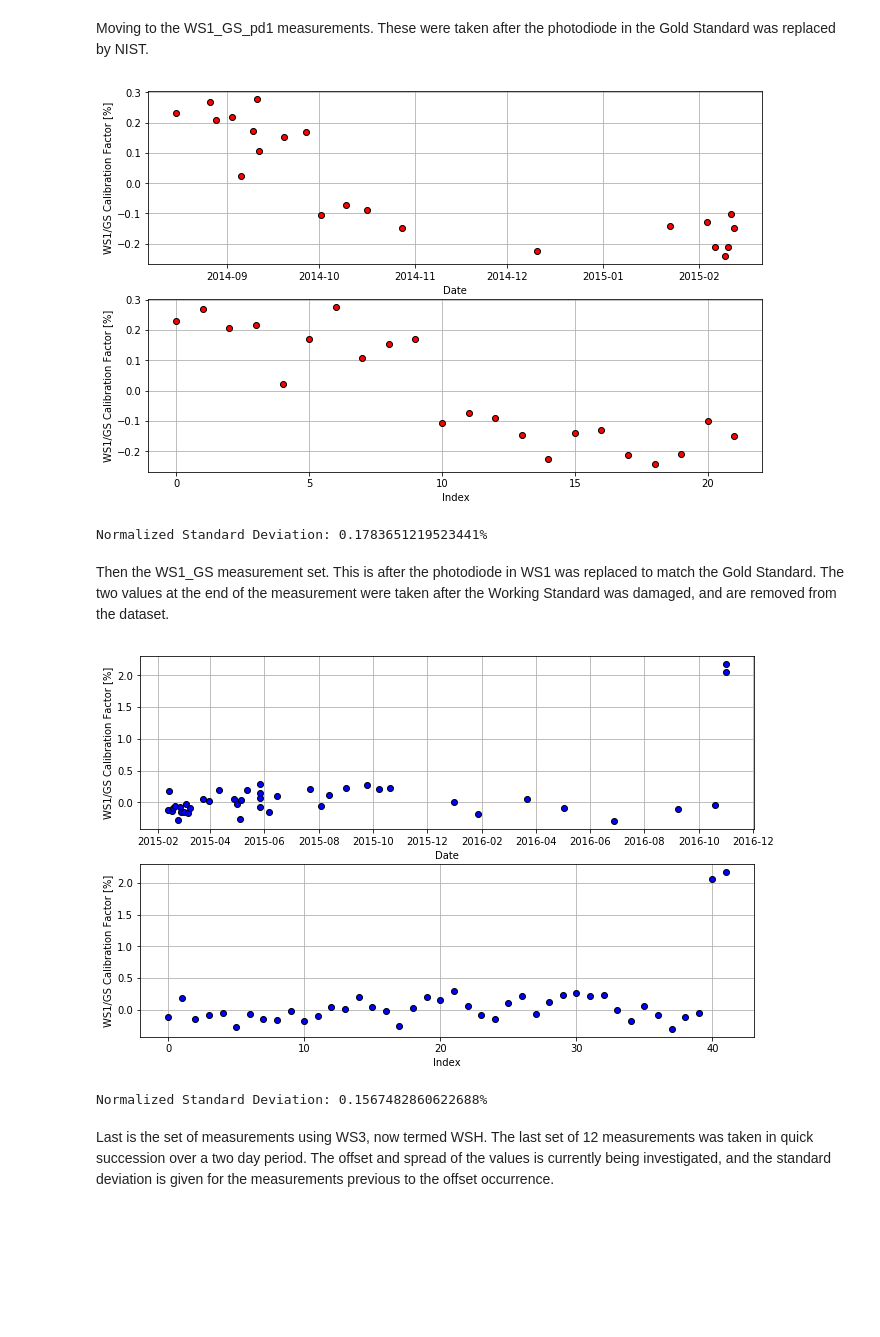
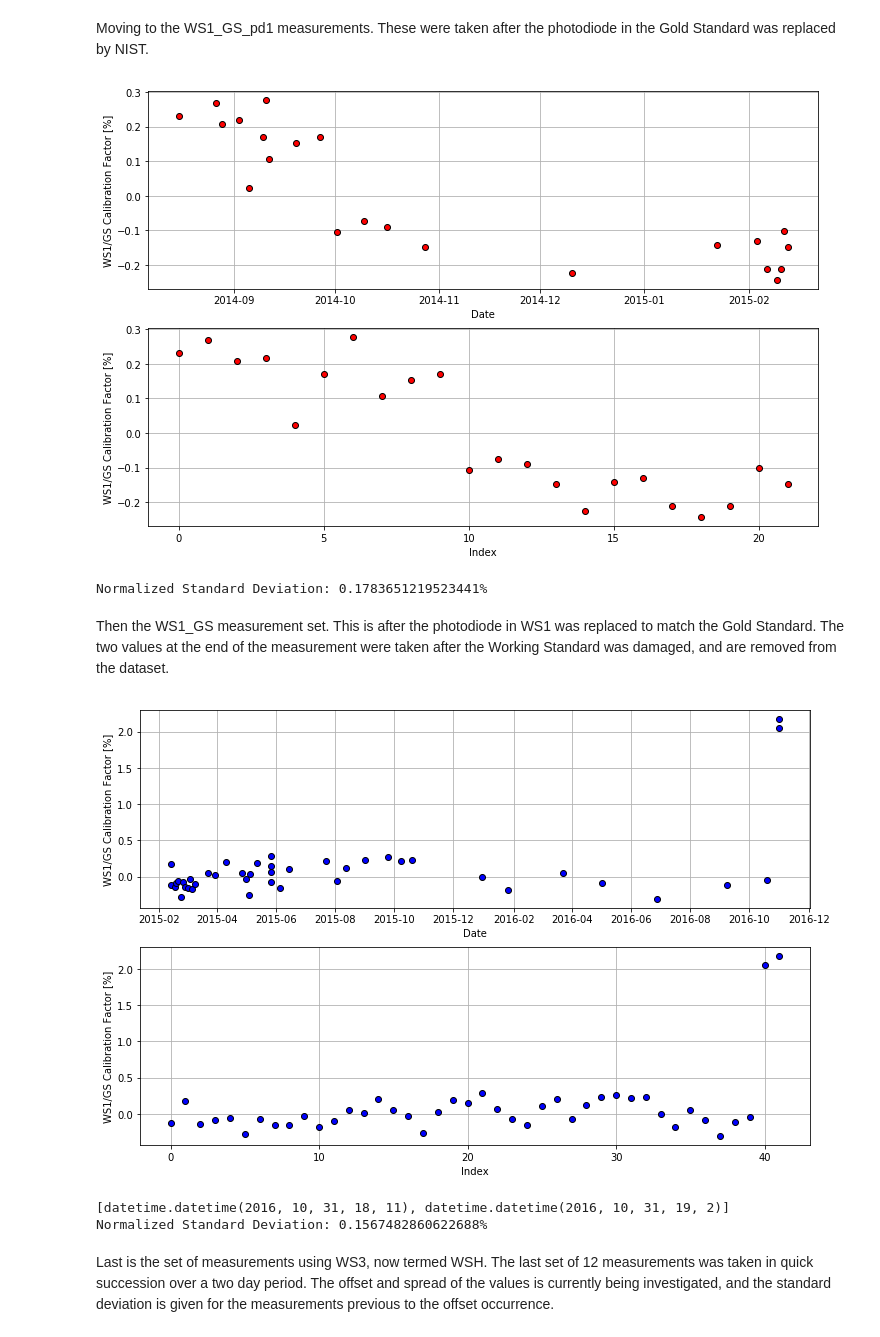
Before and after one commit to ylecoeuche/PCal-Power-Sensor-Calibration, a Jupyter notebook: pcal_calibration/PcalPowerSensors.ipynb, the cells around one changed output. Cells and saved outputs as stored; diff of their text form; code cells hidden in the pictures; blank space fills up the shorter version.

```diff
--- a/pcal_calibration/PcalPowerSensors.ipynb
+++ b/pcal_calibration/PcalPowerSensors.ipynb
@@ -73,9 +73,9 @@ The third set of data checked for temperature dependence in the beam splitter by
 
 The fourth set of data involved mountless WSH/GS measurements that vary the angle of incidence and distance from beam splitter. This was to determine if the back of the integrating sphere was experiencing degradation of its lining.
 # %%
-WSH_GS_check = [0.8268487, 0.8240138, 0.8246583, 0.8233268, 0.8252861, 0.8242799, 0.8246197, 0.8252857, 0.8236029, 0.8246453, 0.8261193, 0.8254199, 0.82436, 0.8251545, 0.8257822, 0.8248106]
+WSH_GS_check = [0.8268487, 0.8240138, 0.8246583, 0.8233268, 0.8252861, 0.8242799, 0.8246197, 0.8252857, 0.8236029, 0.8246453, 0.8261193, 0.8254199, 0.82436, 0.8251545, 0.8257822, 0.8248106, 0.8245271]
 #copy for second section analysis
-WSH_GS_check1 = [0.8268487, 0.8240138, 0.8246583, 0.8233268, 0.8252861, 0.8242799, 0.8246197, 0.8252857, 0.8236029, 0.8246453, 0.8261193, 0.8254199, 0.82436, 0.8251545, 0.8257822, 0.8248106]
+WSH_GS_check1 = [0.8268487, 0.8240138, 0.8246583, 0.8233268, 0.8252861, 0.8242799, 0.8246197, 0.8252857, 0.8236029, 0.8246453, 0.8261193, 0.8254199, 0.82436, 0.8251545, 0.8257822, 0.8248106, 0.8245271]
 #establishing measurement dates
 WSH_GS_check_dates = []
 for i in range(4):
@@ -84,6 +84,7 @@ for i in range(8):
     WSH_GS_check_dates.append(datetime.date(2018,3,23))
 for i in range(4):
     WSH_GS_check_dates.append(datetime.date(2018,4,12))
+WSH_GS_check_dates.append(datetime.date(2018,4,26))
 
 WSL_GS_check = [0.8882029, 0.887259, 0.8895526, 0.8873081]
 #establishing measurement dates
@@ -96,5 +97,7 @@ WStrans_tempcheck = np.genfromtxt('2018-04-11T1202_meas_WSHTran.csv', skip_heade
 
 mountless_cal = [0.8242657, 0.8251281, 0.8255932, 0.8261762, 0.8257374, 0.8249080, 0.8257066]
 
+WSL_WSH = [1.077213, 1.077053, 1.077422]
 
-WSL_WSH = [1.077213, 1.077053, 1.077422]
+pwr_dates['CS_GS'].append(datetime.date(2018,4,26))
+pwr_vals['CS_GS'].append(.0005855122)
@@ -157,6 +218,12 @@ pwr_vals['WS1_GS'][:] = [100*((x/temp_mean)-1) for x in pwr_vals['WS1_GS']]
 temp_mean = np.mean(pwr_vals['WSH_GS'])
 pwr_vals['WSH_GS'][:] = [100*((x/temp_mean)-1) for x in pwr_vals['WSH_GS']]
 WSH_GS_check[:] = [100*((x/temp_mean)-1) for x in WSH_GS_check]
+
+temp_mean = (pwr_vals['WSL_GS'][0])
+pwr_vals['WSL_GS'][:] = [100*(x/temp_mean-1) for x in pwr_vals['WSL_GS']]
+
+temp_mean = np.mean(pwr_vals['CS_GS'][0])
+pwr_vals['CS_GS'][:] = [100*(x/temp_mean-1) for x in pwr_vals['CS_GS']]
 # %% [markdown]
 Starting with WS_GS measurements:
 # %%
@@ -182,7 +249,7 @@ Normalized Standard Deviation: 1.1758916280868033%
 # %% [markdown]
 Moving to the WS1_GS_pd1 measurements. These were taken after the photodiode in the Gold Standard was replaced by NIST.
 # %%
-plt.figure(figsize=(11,7))
+plt.figure(figsize=(12,8))
 plt.subplot(2,1,1)
 plt.plot(pwr_dates['WS1_GS_pd1'], pwr_vals['WS1_GS_pd1'], 'ro', mec = 'k')
 plt.grid()
@@ -194,38 +261,41 @@ plt.plot(pwr_vals['WS1_GS_pd1'], color = 'red', mec = 'k', marker = 'o', linesty
 plt.grid()
 plt.xlabel('Index')
 plt.ylabel('WS1/GS Calibration Factor [%]')
-# plt.savefig('cal_plot_3.png')
+plt.savefig('cal_plot_3.png')
 plt.show()
 
 print ('Normalized Standard Deviation: '+str(np.std(pwr_vals['WS1_GS_pd1']))+'%')
 # %% [output]
-[figure, old version]
+[figure, new version]
 Normalized Standard Deviation: 0.1783651219523441%
 # %% [markdown]
 Then the WS1_GS measurement set. This is after the photodiode in WS1 was replaced to match the Gold Standard. The two values at the end of the measurement were taken after the Working Standard was damaged, and are removed from the dataset.
 # %%
-plt.figure(figsize=(11,7))
+plt.figure(figsize=(12,8))
 plt.subplot(2,1,1)
 plt.plot(pwr_dates['WS1_GS'], pwr_vals['WS1_GS'], 'bo', mec = 'k')
 plt.grid()
 plt.xlabel('Date')
 plt.ylabel('WS1/GS Calibration Factor [%]')
 
 plt.subplot(2,1,2)
 plt.plot(pwr_vals['WS1_GS'], color = 'blue', mec = 'k', marker = 'o', linestyle = '')
 plt.grid()
 plt.xlabel('Index')
 plt.ylabel('WS1/GS Calibration Factor [%]')
-# plt.savefig('cal_plot_4.png')
+plt.savefig('cal_plot_4.png')
 plt.show()
+
+print (pwr_dates['WS1_GS'][-2:])
 
 print ('Normalized Standard Deviation: '+str(np.std(pwr_vals['WS1_GS'][0:-2]))+'%')
 #removing erroneous end measurements
 for i in range(2):
     del pwr_vals['WS1_GS'][-1]
     del pwr_dates['WS1_GS'][-1]
 # %% [output]
-[figure, old version]
+[figure, new version]
+[datetime.datetime(2016, 10, 31, 18, 11), datetime.datetime(2016, 10, 31, 19, 2)]
 Normalized Standard Deviation: 0.1567482860622688%
 # %% [markdown]
 Last is the set of measurements using WS3, now termed WSH. The last set of 12 measurements was taken in quick succession over a two day period. The offset and spread of the values is currently being investigated, and the standard deviation is given for the measurements previous to the offset occurrence.
```
Also changed, not shown: parts of 23 cells of this notebook.
